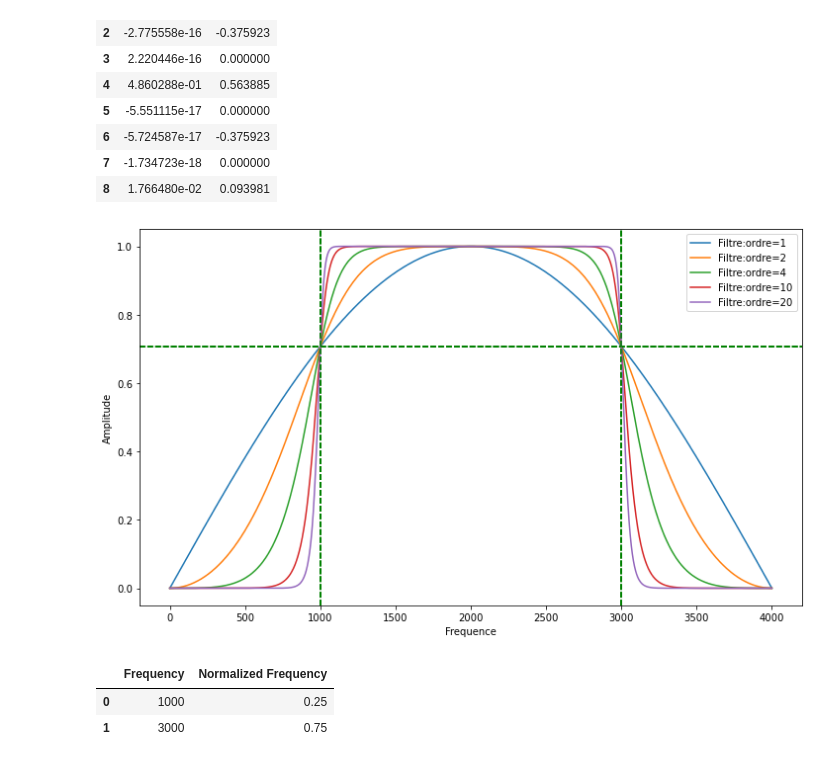
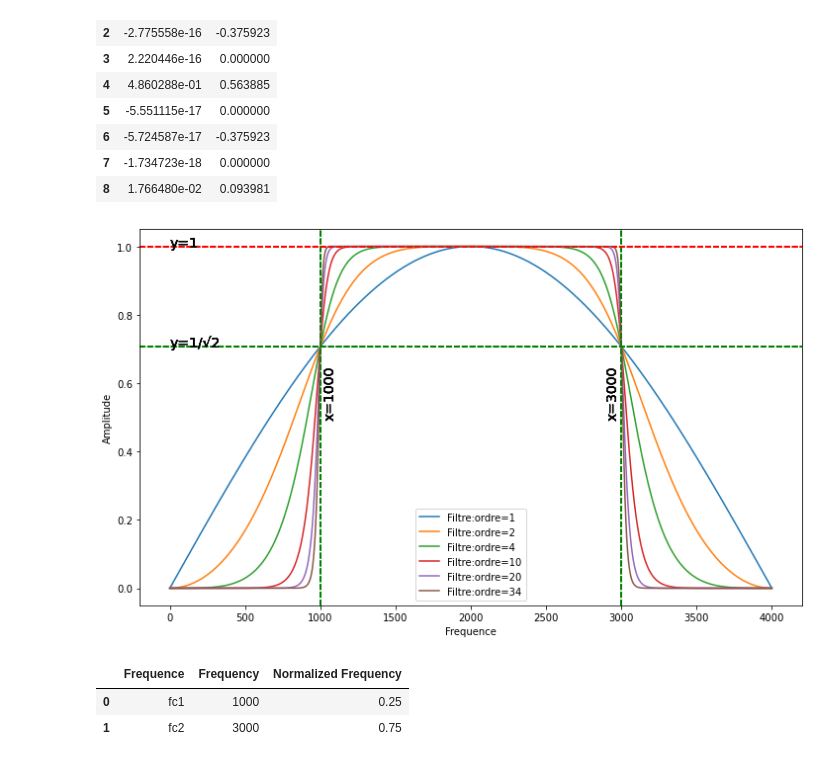
Before and after one commit to ramzibaaguigui/tp_tsg, a Jupyter notebook: notebook/baaguigui_bekkar_tp_tsg.ipynb, the cells around one changed output. Saved outputs shown, nothing was run; the diff lists cells and outputs as text; code cells hidden in the pictures.

```diff
--- a/notebook/baaguigui_bekkar_tp_tsg.ipynb
+++ b/notebook/baaguigui_bekkar_tp_tsg.ipynb
@@ -27,8 +31,10 @@ class ButterworthBandPassFilter(object):
     def display_normalized_freqs(self):
         w_low, w_high = self.compute_normalized_freqs()
         df = pd.DataFrame.from_dict({
+            "Frequence": ["fc1", "fc2"],
             "Frequency": [self.f_low, self.f_high],
-            "Normalized Frequency": [w_low, w_high]
+            "Normalized Frequency": [w_low, w_high],
+
         })
         display(df)
 
@@ -36,11 +42,18 @@ class ButterworthBandPassFilter(object):
         b, a = butter(self.order, [self.f_low, self.f_high], fs=self.Fs, btype='band')
         return b, a
 
-    def generate_impulse_response(self):
+    def generate_impulse_response(self, N=50):
         b, a = self.compute_coefficients()
-        T, h = scipy.signal.impulse([b, a])
-        h = h / self.Fs
-        return T, h
+        step = 1/self.Fs
+        dirac = np.zeros(N)
+        dirac[0] = 1
+        T = np.arange(0, N * step, step=step)
+        return T, lfilter(b, a, dirac)
+
+    def plot_impulse_response(self, N=50):
+        T, h = self.generate_impulse_response(N=N)
+        plt.stem(T, h)
+
 
     def display_coefficients(self):
         #  build the pandas frame to show coefficients
@@ -62,11 +75,31 @@ class ButterworthBandPassFilter(object):
         plt.plot(w, abs(h), label='Filtre:ordre={}'.format(self.order))
         plt.xlabel('Frequence')
         plt.ylabel('Amplitude')
+
         if plot_axis:
             # for the first frequency
 
             plt.axhline(y = 1/np.sqrt(2), color = 'g', linestyle = '--')
             plt.axvline(x = self.f_low, color = 'g', linestyle = '--')
             plt.axvline(x = self.f_high, color = 'g', linestyle = '--')
+            plt.axhline(y=1, color='r', linestyle='--')
+            plt.text(1, 1, 'y=1', size=14)
+            plt.text(1, 1/np.sqrt(2), 'y=1/√2', size=14)
+            plt.text(self.f_low+20, 0.5, 'x={}'.format(self.f_low), size=14, rotation=90)
+            plt.text(self.f_high-100, 0.5, 'x={}'.format(self.f_high), size=14, rotation=90)
         if show:
             plt.show()
+
+    @staticmethod
+    def plot_filters(f_low, f_high, Fs, orders):
+        filters = [
+            ButterworthBandPassFilter(
+                f_low=f_low, f_high=f_high, Fs=Fs, order=order
+            )
+            for order in orders
+        ]
+
+        for filter in filters:
+            filter.plot_transfer_function(show=False)
+        plt.legend()
+        plt.show()
@@ -109,14 +129,14 @@ f.display_coefficients()
 | 7 | -1.734723e-18 | 0.000000 |
 | 8 | 1.766480e-02 | 0.093981 |
 # %%
-ORDERS = [1, 2, 4,  10, 20]
+ORDERS = [1, 2, 4,  10, 20, 34]
 plt.figure(figsize=(12, 7))
-plot_filters(F_LOW, F_HIGH, FS, ORDERS)
+ButterworthBandPassFilter.plot_filters(F_LOW, F_HIGH, FS, ORDERS)
 # %% [output]
-[figure, old version]
+[figure, new version]
 # %%
 f.display_normalized_freqs()
 # %% [output]
-|  | Frequency | Normalized Frequency |
-| 0 | 1000 | 0.25 |
-| 1 | 3000 | 0.75 |
+|  | Frequence | Frequency | Normalized Frequency |
+| 0 | fc1 | 1000 | 0.25 |
+| 1 | fc2 | 3000 | 0.75 |
```
Also changed, not shown: parts of 6 cells of this notebook.
